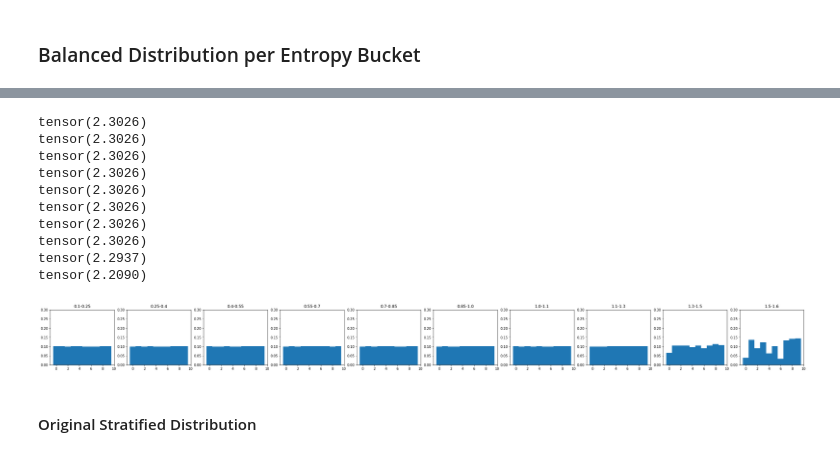
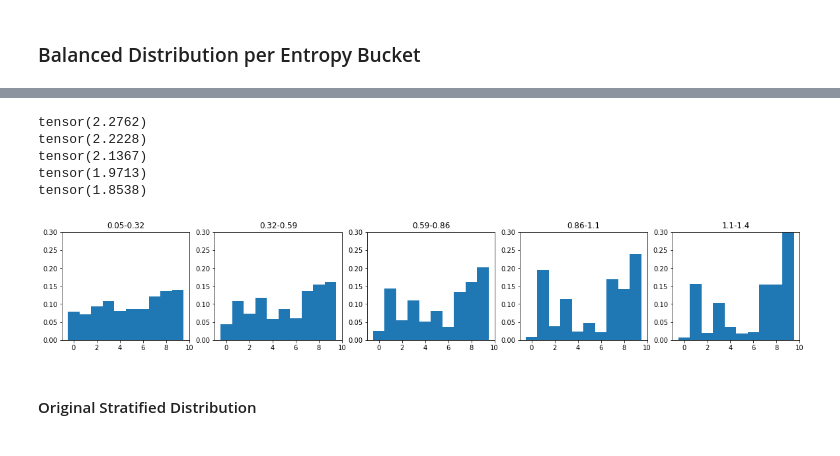
Before and after one commit to BlackHC/ddu_dirty_mnist, a Jupyter notebook: 02_dirtymnist.ipynb, the cells around one changed output, grey strips where cells are left out. Saved outputs shown, nothing was run; the diff lists cells and outputs as text; code cells hidden in the pictures.

```diff
--- a/02_dirtymnist.ipynb
+++ b/02_dirtymnist.ipynb
@@ -253,8 +266,8 @@ with torch.no_grad():
     z = torch.randn(128, 32).cuda()
     # print (z.shape)
     sample = vae.decoder(z).cuda()
-    unwhitened = post_process_amnist(sample.view(128, 1, 28, 28))
-    show(make_grid(unwhitened, normalize=False, scale_each=False))
+    unnormalized = post_process_vae_output(sample.view(128, 1, 28, 28))
+    show(make_grid(unnormalized, normalize=False, scale_each=False))
     plt.show()
-    pixel_histogram(unwhitened, num_bins=20)
+    pixel_histogram(unnormalized, num_bins=20)
 # %% [output]
@@ -743,8 +875,8 @@ def evaluate_samples(samples):
     predicted_labels = []
 
     for decoded_image_batch in tqdm(torch.split(samples, 32768)):
-        whitened_sample = whiten_mnist(calibrated_post_process_vae_mnist(decoded_image_batch.cuda()))
-        lenet_pre_softmaxs = [lenet(whitened_sample) for lenet in lenets]
+        normalized_sample = normalize_mnist(adjusted_post_process_vae_output(decoded_image_batch.cuda()))
+        lenet_pre_softmaxs = [lenet(normalized_sample) for lenet in lenets]
         lenet_pre_softmaxs = torch.stack(lenet_pre_softmaxs)
 
         batch_pred_entropies = pred_entropy(lenet_pre_softmaxs)
@@ -782,12 +914,17 @@ def evaluate_samples(samples):
     )
 
 
-ambiguous_samples_evaluation = restore_or_create("ambiguous_samples_evaluation.pt", recreate=False)(
-    lambda: evaluate_samples(stratified_ambiguous_samples)
-)()
-ambiguous_samples_evaluation_convex_mixture = restore_or_create(
-    "convex_mixture_ambiguous_samples_evaluation.pt", recreate=False
+stratified_ambiguous_samples_random_latent_evaluation = restore_or_create(
+    "stratified_ambiguous_samples_random_latent_evaluation.pt", recreate=False
+)(lambda: evaluate_samples(stratified_ambiguous_samples_random_latent))()
+
+stratified_ambiguous_samples_convex_mixture_evaluation = restore_or_create(
+    "stratified_ambiguous_samples_convex_mixture_evaluation.pt", recreate=False
 )(lambda: evaluate_samples(stratified_ambiguous_samples_convex_mixture))()
+
+ambiguous_samples_convex_mixture_evaluation = restore_or_create(
+    "ambiguous_samples_convex_mixture_evaluation.pt", recreate=True
+)(lambda: evaluate_samples(ambiguous_samples_convex_mixture))()
 # %% [markdown]
 ### Predictive Entropy Histogram
 
@@ -961,3 +1195,9 @@ plt.show()
+# %%
+# ambiguous_samples = stratified_ambiguous_samples_convex_mixture
+# ambiguous_samples_evaluation = stratified_ambiguous_samples_convex_mixture_evaluation
+
+ambiguous_samples = ambiguous_samples_convex_mixture
+ambiguous_samples_evaluation = ambiguous_samples_convex_mixture_evaluation
 # %% [markdown]
 ## Balancing the Stratified Samples: Creating Ambiguous-MNIST
 
@@ -1239,0 +1515,6 @@ plt.hist(
+# %%
+# indices_train = entropy_balanced_indices[:6000]
+# indices_test = entropy_balanced_indices[6000:8000]
+indices_train = subsample_indices_train
+indices_test = subsample_indices_test
+len(indices_train), len(indices_test)
@@ -1242,22 +1602,17 @@ plt.hist(
 # %%
 show_prob_buckets(
-    ambiguous_samples_evaluation_convex_mixture.pred_entropies[balanced_indices],
-    ambiguous_samples_evaluation_convex_mixture.predictions[balanced_indices],
-    10,
-    entropy_range=[0.1, 1.6],
+    ambiguous_samples_evaluation.pred_entropies[indices_train],
+    ambiguous_samples_evaluation.predictions[indices_train],
+    5,
+    entropy_range=[0.05, 1.40],
 )
 # %% [output]
-tensor(2.3026)
-tensor(2.3026)
-tensor(2.3026)
-tensor(2.3026)
-tensor(2.3026)
-tensor(2.3026)
-tensor(2.3026)
-tensor(2.3026)
-tensor(2.2937)
-tensor(2.2090)
+tensor(2.2762)
+tensor(2.2228)
+tensor(2.1367)
+tensor(1.9713)
+tensor(1.8538)
-[figure, old version]
+[figure, new version]
 # %% [markdown]
 #### Original Stratified Distribution
 # %%
```
Also changed, not shown: parts of 91 cells of this notebook, 1 other file.
